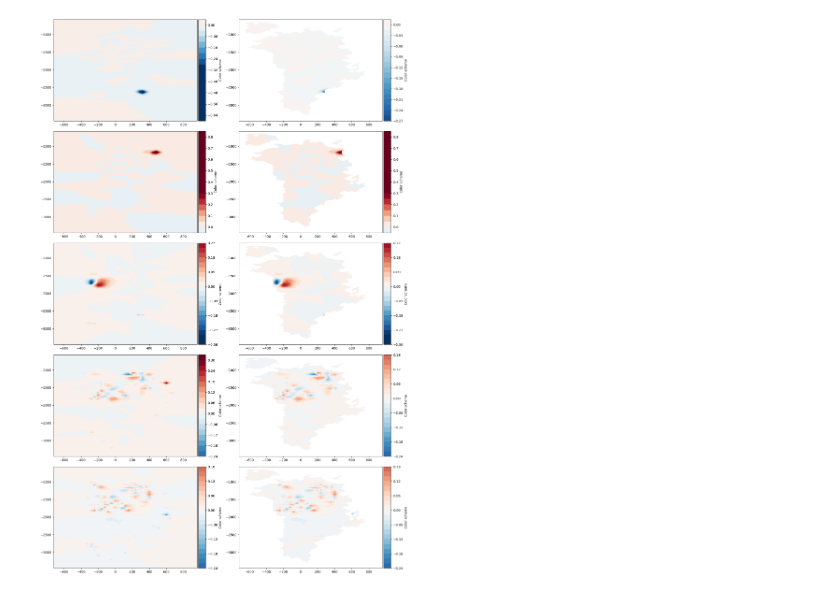
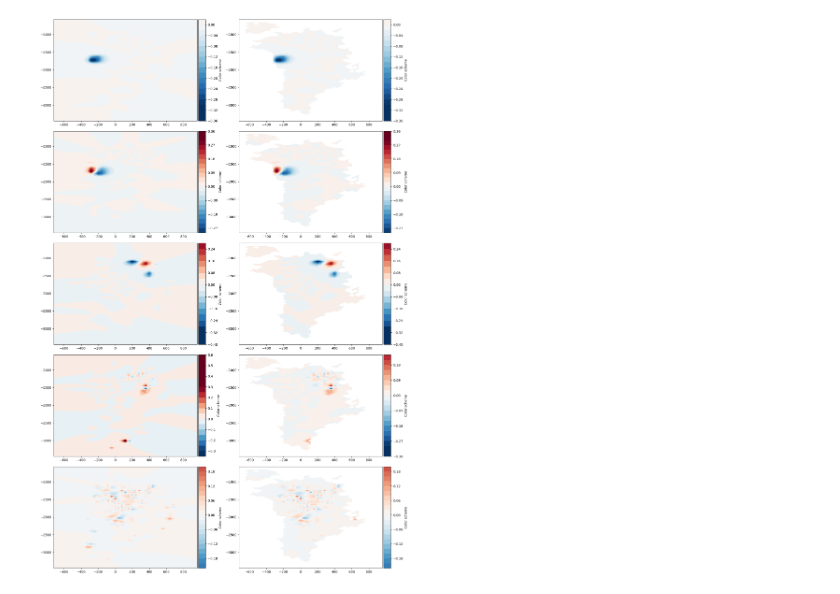
Before and after one commit to Shreyas911/pySICOPOLIS, a Jupyter notebook: examples/jupyter_notebooks/optim_tuneCS.ipynb, the cells around one changed output. Drawn from its saved outputs; the diff is of its cells as text; code cells hidden in the pictures.

```diff
--- a/examples/jupyter_notebooks/optim_tuneCS.ipynb
+++ b/examples/jupyter_notebooks/optim_tuneCS.ipynb
@@ -46,8 +46,8 @@ IMAX = xModel40.shape[0]-1
 JMAX = yModel40.shape[0]-1
 
 log_c_slide_init = np.log10(13.5)*np.ones((JMAX+1, IMAX+1))
-# log_c_slide_init = np.log10(100.0)*np.ones((JMAX+1, IMAX+1))
 
+# Ensure the sequence in these arrays is the same as defined in ad_specs.h
 dict_og_params_fields_vals = {"xx_c_slide_init": log_c_slide_init}
 dict_params_fields_num_dims = {"xx_c_slide_init": "2D"}
 dict_params_coords = {"time_ad": time_ad,
@@ -58,11 +58,9 @@ dict_params_attrs_type = {"xx_c_slide_init": "nodiff"}
 dict_params_fields_or_scalars = {"xx_c_slide_init": "field"}
 dict_masks_observables = {"vs": vs_uncert_data**(-2)}
 
-prior_alpha = 1.0
-prior_delta_z_scaler = 1.0
-dict_prior_sigmas = {"xx_c_slide_init": None}
-dict_prior_gammas = {"xx_c_slide_init": 1000.0}
-dict_prior_deltas = {"xx_c_slide_init": 1.0}
+dict_prior_sigmas = {"xx_c_slide_init": 1.0}
+dict_prior_gammas = {"xx_c_slide_init": 1.0}
+dict_prior_deltas = {"xx_c_slide_init": 1.e-3}
 
 MAX_ITERS_SOR = 100
 OMEGA_SOR = 1.5
@@ -272,8 +344,8 @@ DA = optim.DataAssimilation(sicopolis_dir, simulation,
                             dict_ad_log_file_suffixes, dict_ad_nc_suffixes,
                             dict_og_params_fields_vals, dict_params_fields_num_dims,
                             dict_params_coords, dict_params_attrs_type, dict_params_fields_or_scalars, dict_masks_observables,
-                            prior_alpha, prior_delta_z_scaler, dict_prior_sigmas, dict_prior_gammas, dict_prior_deltas,
-                            MAX_ITERS_SOR, OMEGA_SOR, None, True, "0002.nc", "/scratch2/shreyas/temp_dir")
+                            dict_prior_sigmas, dict_prior_gammas, dict_prior_deltas,
+                            MAX_ITERS_SOR, OMEGA_SOR, None, True, "0002.nc", "/scratch2/shreyas/temp_dir", None, ds_prior_X)
 
 ds = DA.inexact_gn_hessian_cg(MAX_ITERS=5, init_alpha_gd = 1.e-6)
 
@@ -323,5 +395,5 @@ Outer iter 5, fc = 4567.50730497184, fc_data = 3951.597162083035, fc_reg = 615.9
 # %%
-U_misfit, Lambda_misfit = DA.revd(95, 5, mode = "misfit_prior_precond")
+U_misfit, Lambda_misfit = DA.revd(245, 5, mode = "misfit_prior_precond")
 
 plt.scatter(np.arange(Lambda_misfit.shape[0]), np.sort(Lambda_misfit)[::-1])
 plt.plot(np.sort(Lambda_misfit)[::-1])
@@ -358,33 +450,33 @@ fancyPlotter.plot_normal(xModel40,
                          U_misfit_reshaped[:, :, 5],
                          cmap = 'RdBu_r', nbins = 20, vmin = -0.3, vmax=0.3, fig = fig, ax = ax[1, 0])
 fancyPlotter.plot_normal(xModel40,
                          yModel40,
                          U_misfit_reshaped[:, :, 5]*mask,
                          cmap = 'RdBu_r', nbins = 20, vmin = -0.3, vmax=0.3, fig = fig, ax = ax[1, 1])
 fancyPlotter.plot_normal(xModel40,
                          yModel40,
                          U_misfit_reshaped[:, :, 10],
                          cmap = 'RdBu_r', nbins = 20, vmin = -0.3, vmax=0.3, fig = fig, ax = ax[2, 0])
 fancyPlotter.plot_normal(xModel40,
                          yModel40,
                          U_misfit_reshaped[:, :, 10]*mask,
                          cmap = 'RdBu_r', nbins = 20, vmin = -0.3, vmax=0.3, fig = fig, ax = ax[2, 1])
 fancyPlotter.plot_normal(xModel40,
                          yModel40,
-                         U_misfit_reshaped[:, :, 50],
+                         U_misfit_reshaped[:, :, 100],
                          cmap = 'RdBu_r', nbins = 20, vmin = -0.3, vmax=0.3, fig = fig, ax = ax[3, 0])
 fancyPlotter.plot_normal(xModel40,
                          yModel40,
-                         U_misfit_reshaped[:, :, 50]*mask,
+                         U_misfit_reshaped[:, :, 100]*mask,
                          cmap = 'RdBu_r', nbins = 20, vmin = -0.3, vmax=0.3, fig = fig, ax = ax[3, 1])
 fancyPlotter.plot_normal(xModel40,
                          yModel40,
                          U_misfit_reshaped[:, :, -1],
                          cmap = 'RdBu_r', nbins = 20, vmin = -0.3, vmax=0.3, fig = fig, ax = ax[4, 0])
 fancyPlotter.plot_normal(xModel40,
                          yModel40,
                          U_misfit_reshaped[:, :, -1]*mask,
                          cmap = 'RdBu_r', nbins = 20, vmin = -0.3, vmax=0.3, fig = fig, ax = ax[4, 1])
 plt.tight_layout()
 # %% [output]
-[figure, old version]
+[figure, new version]
```
Also changed, not shown: parts of 19 cells of this notebook.
